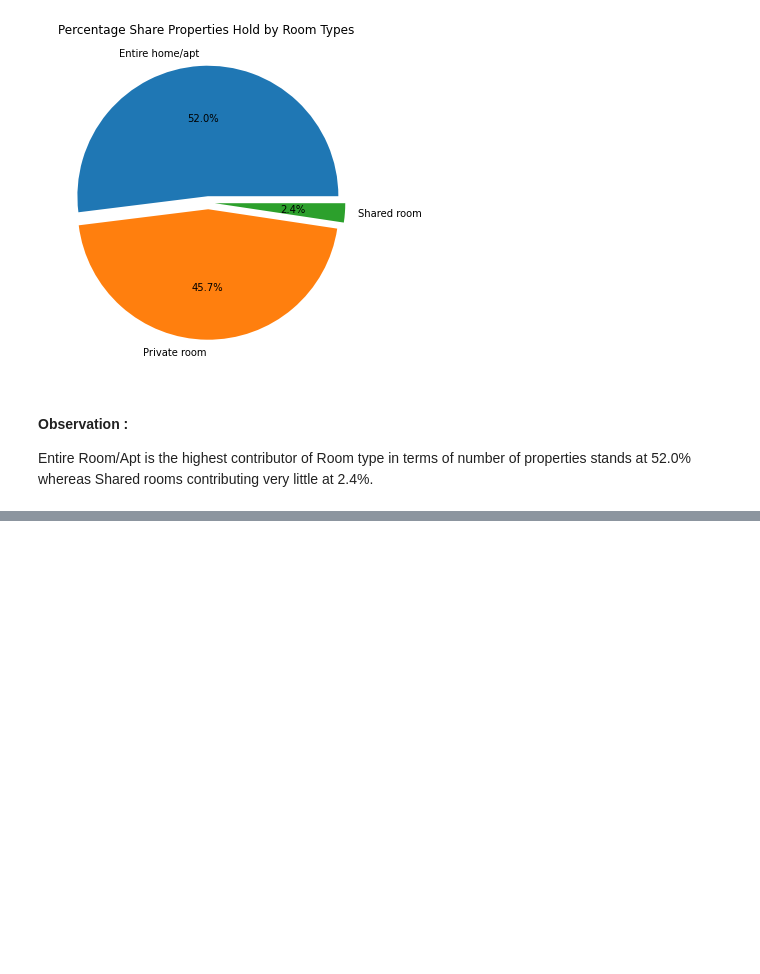
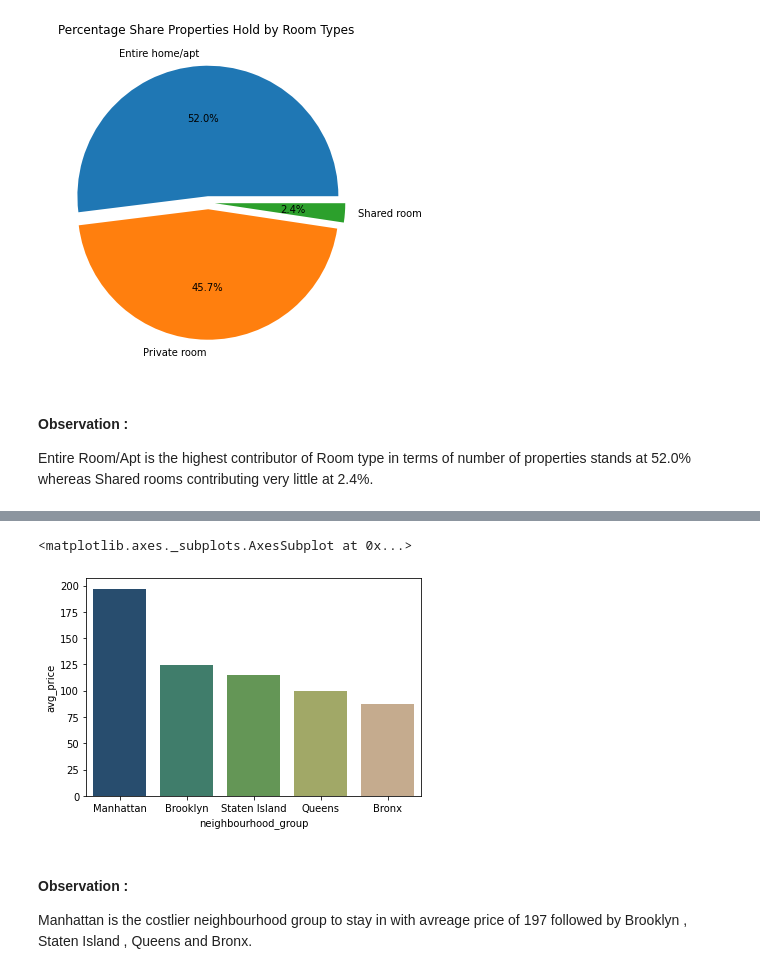
Before and after one commit to KaustubhDhurve/Capstone-Project-Airbnb-Data-Analysis, a Jupyter notebook: Copy_of_Airbnb_Bookings_Analysis_Capstone_Project.ipynb, the cells around one changed output, grey strips where cells are left out. Cells and saved outputs as stored; diff of their text form; code cells hidden in the pictures; blank space fills up the shorter version.

Commit message:
list of neighbourhood group according to avg price.

```diff
--- a/Copy_of_Airbnb_Bookings_Analysis_Capstone_Project.ipynb
+++ b/Copy_of_Airbnb_Bookings_Analysis_Capstone_Project.ipynb
@@ -267,0 +270,4 @@ Entire Room/Apt is the highest contributor of Room type in terms of number of pr
+# %%
+#Lists of nrighbourhood group in terms of average price
+neighbour_avg_price = airbnb_data.groupby([ "neighbourhood_group"]).mean()["price"].reset_index().sort_values(by='price',ascending=False).rename(columns={"price":"avg_price"})
+neighbour_avg_price
@@ -267,0 +281,9 @@ Entire Room/Apt is the highest contributor of Room type in terms of number of pr
+# %%
+#Visualization of neighbourhood group according to average price
+sns.barplot(x="neighbourhood_group",y="avg_price",data=neighbour_avg_price,palette="gist_earth")
+# %% [output]
+<matplotlib.axes._subplots.AxesSubplot at 0x...>
+[figure, added]
+# %% [markdown]
+#### **Observation :**
+Manhattan is the costlier neighbourhood group to stay in with avreage price of 197 followed by Brooklyn , Staten Island , Queens and Bronx.
```
Also changed, not shown: parts of 2 cells of this notebook.
